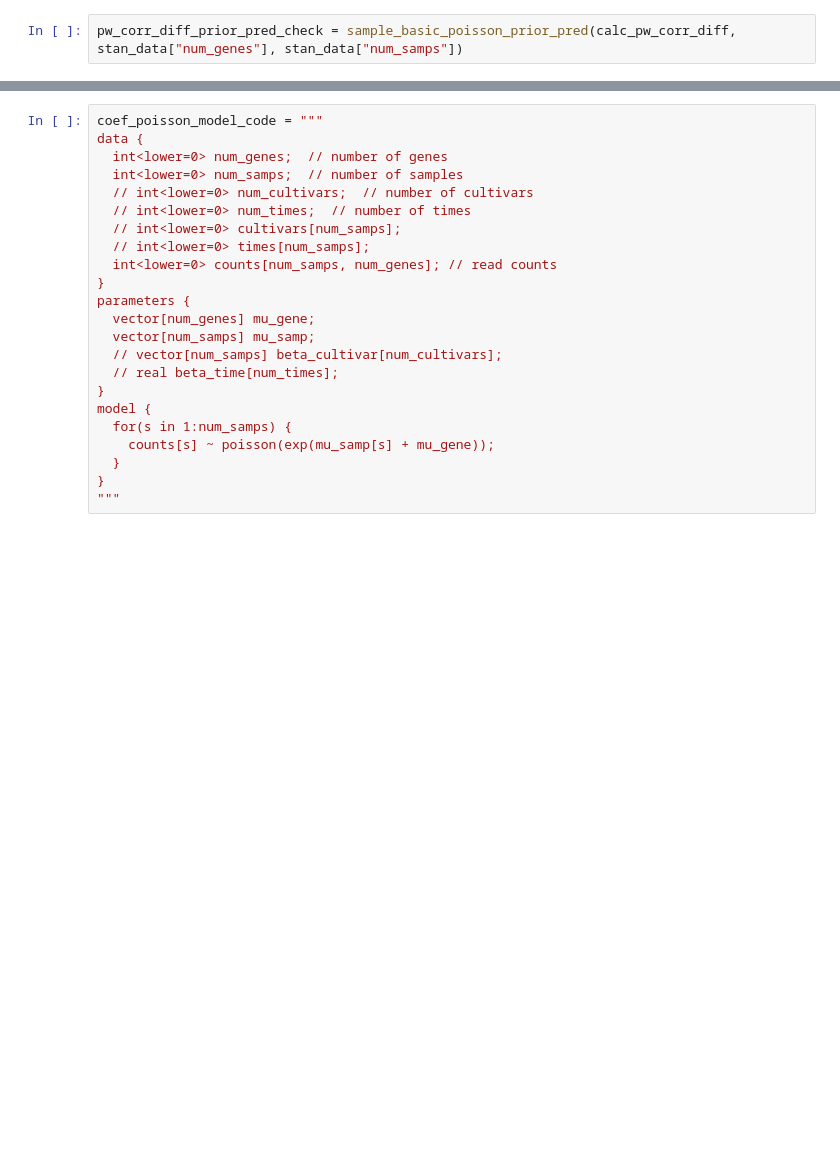
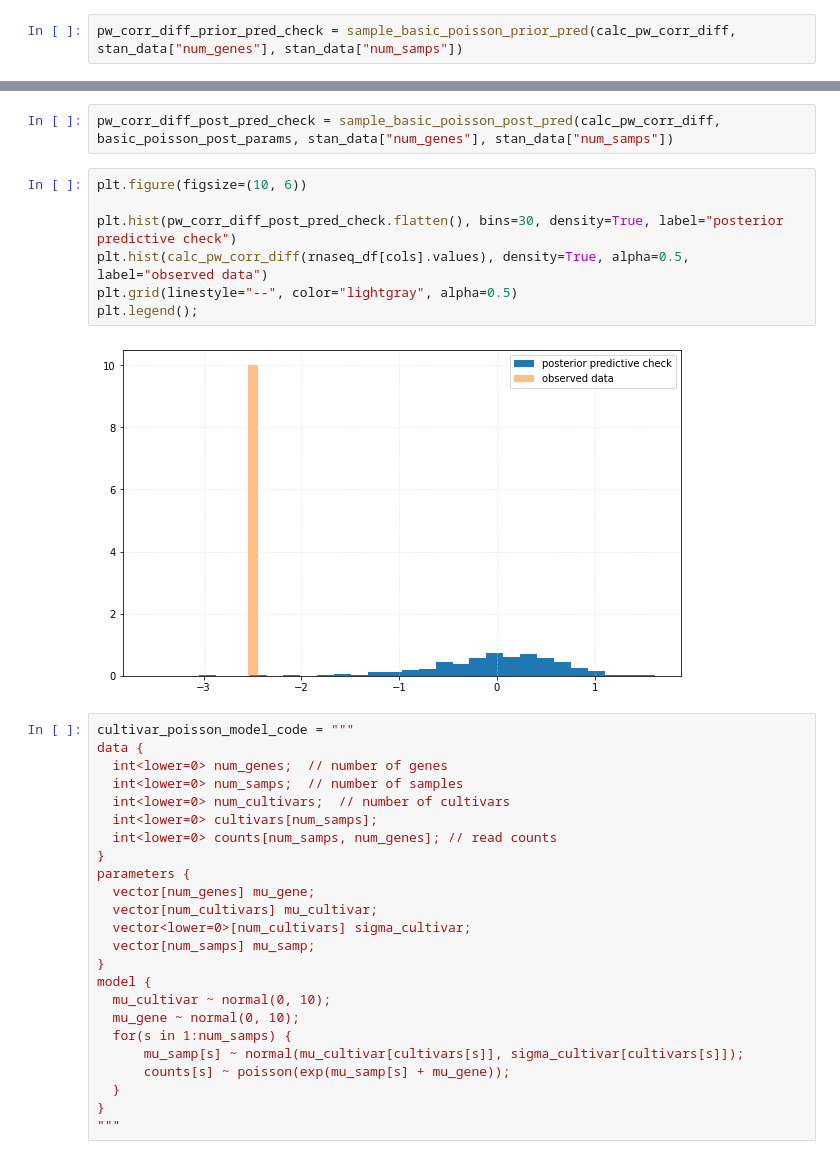
Before and after one commit to ssoi/sameersoi.com, a Jupyter notebook: content/bayesian_workflow_rna-seq.ipynb, the cells around one changed output, grey strips where cells are left out. Saved outputs shown, nothing was run; the diff lists cells and outputs as text; blank space fills up the shorter version.

```diff
--- a/content/bayesian_workflow_rna-seq.ipynb
+++ b/content/bayesian_workflow_rna-seq.ipynb
@@ -342,23 +381,35 @@ Messages received during sampling:
+# %%
+pw_corr_diff_post_pred_check = sample_basic_poisson_post_pred(calc_pw_corr_diff, basic_poisson_post_params, stan_data["num_genes"], stan_data["num_samps"])
+# %%
+plt.figure(figsize=(10, 6))
+
+plt.hist(pw_corr_diff_post_pred_check.flatten(), bins=30, density=True, label="posterior predictive check")
+plt.hist(calc_pw_corr_diff(rnaseq_df[cols].values), density=True, alpha=0.5, label="observed data")
+plt.grid(linestyle="--", color="lightgray", alpha=0.5)
+plt.legend();
+# %% [output]
+[figure, added]
 # %%
-coef_poisson_model_code = """
+cultivar_poisson_model_code = """
 data {
   int<lower=0> num_genes;  // number of genes
   int<lower=0> num_samps;  // number of samples
-  // int<lower=0> num_cultivars;  // number of cultivars
-  // int<lower=0> num_times;  // number of times
-  // int<lower=0> cultivars[num_samps];
-  // int<lower=0> times[num_samps];
+  int<lower=0> num_cultivars;  // number of cultivars
+  int<lower=0> cultivars[num_samps];
   int<lower=0> counts[num_samps, num_genes]; // read counts
 }
 parameters {
   vector[num_genes] mu_gene;
+  vector[num_cultivars] mu_cultivar;
+  vector<lower=0>[num_cultivars] sigma_cultivar;
   vector[num_samps] mu_samp;
-  // vector[num_samps] beta_cultivar[num_cultivars];
-  // real beta_time[num_times];
 }
 model {
+  mu_cultivar ~ normal(0, 10);
+  mu_gene ~ normal(0, 10);
   for(s in 1:num_samps) {
-    counts[s] ~ poisson(exp(mu_samp[s] + mu_gene));
+      mu_samp[s] ~ normal(mu_cultivar[cultivars[s]], sigma_cultivar[cultivars[s]]);
+      counts[s] ~ poisson(exp(mu_samp[s] + mu_gene));
   }
 }
 """
```
Also changed, not shown: parts of 20 cells of this notebook.
